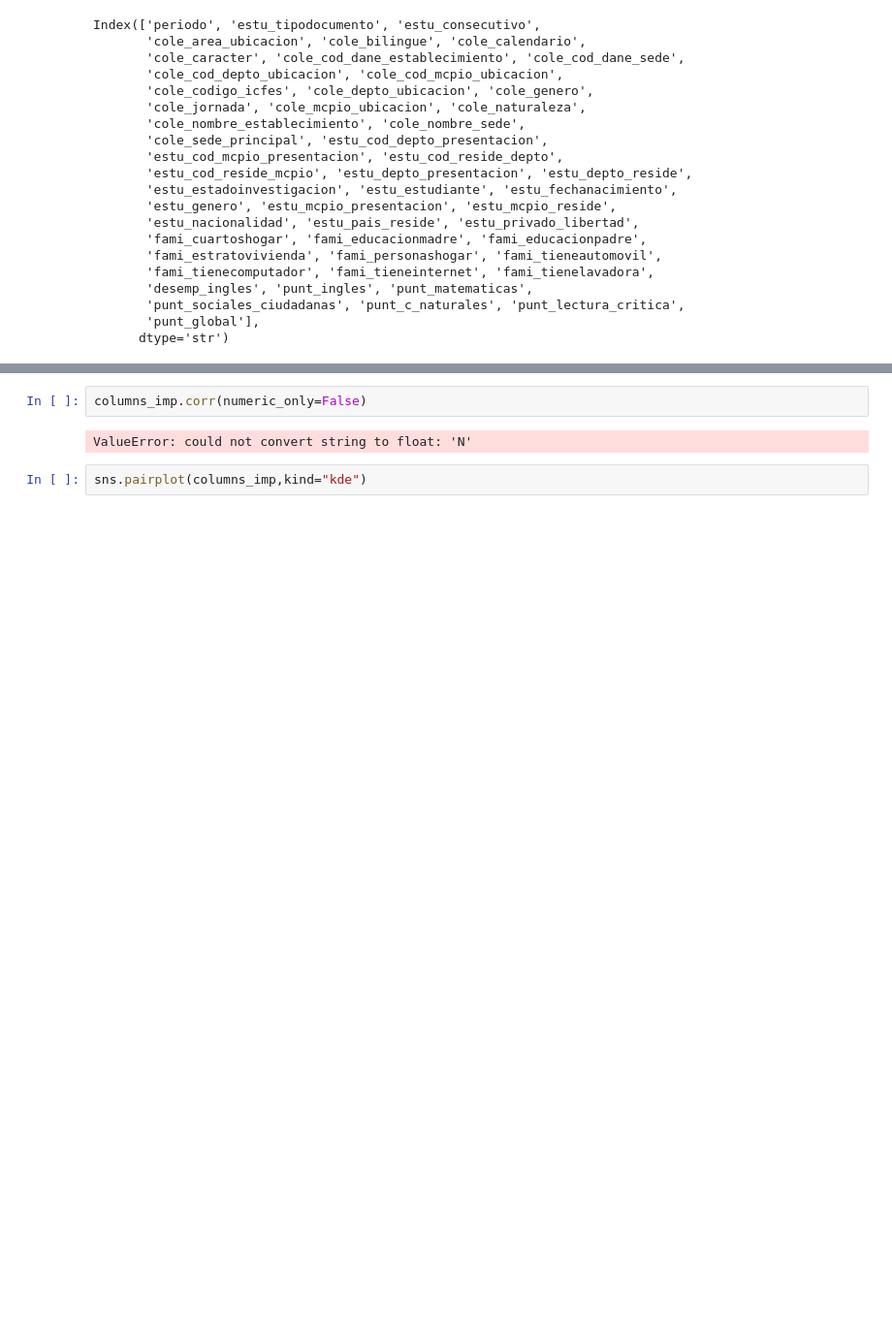
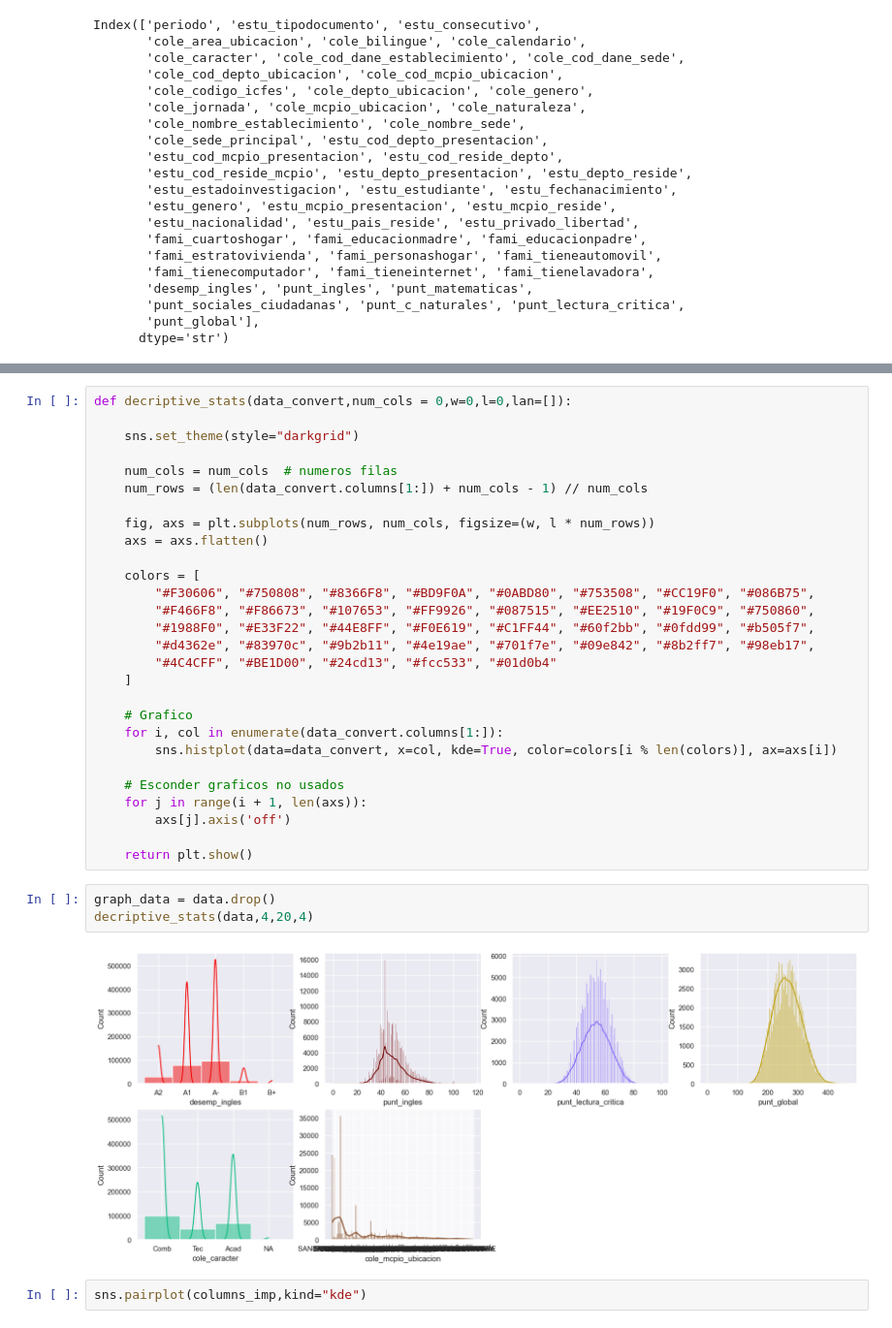
Before and after one commit to Joulessss/Proyecto1_Analcomp, a Jupyter notebook: DataAnalysis_Juliana.ipynb, the cells around one changed output, grey strips where cells are left out. Shown at 97% size. Saved outputs shown, nothing was run; the diff lists cells and outputs as text; blank space fills up the shorter version.

Commit message:
histogramas variables seleccionadas

```diff
--- a/DataAnalysis_Juliana.ipynb
+++ b/DataAnalysis_Juliana.ipynb
@@ -57,8 +66,37 @@ columns_imp
 215234 rows × 7 columns
+# %%
+def decriptive_stats(data_convert,num_cols = 0,w=0,l=0,lan=[]):
+
+    sns.set_theme(style="darkgrid")
+
+    num_cols = num_cols  # numeros filas
+    num_rows = (len(data_convert.columns[1:]) + num_cols - 1) // num_cols
+
+    fig, axs = plt.subplots(num_rows, num_cols, figsize=(w, l * num_rows))
+    axs = axs.flatten()
+
+    colors = [
+        "#F30606", "#750808", "#8366F8", "#BD9F0A", "#0ABD80", "#753508", "#CC19F0", "#086B75",
+        "#F466F8", "#F86673", "#107653", "#FF9926", "#087515", "#EE2510", "#19F0C9", "#750860",
+        "#1988F0", "#E33F22", "#44E8FF", "#F0E619", "#C1FF44", "#60f2bb", "#0fdd99", "#b505f7",
+        "#d4362e", "#83970c", "#9b2b11", "#4e19ae", "#701f7e", "#09e842", "#8b2ff7", "#98eb17",
+        "#4C4CFF", "#BE1D00", "#24cd13", "#fcc533", "#01d0b4"
+    ]
+
+    # Grafico
+    for i, col in enumerate(data_convert.columns[1:]):
+        sns.histplot(data=data_convert, x=col, kde=True, color=colors[i % len(colors)], ax=axs[i])
+
+    # Esconder graficos no usados
+    for j in range(i + 1, len(axs)):
+        axs[j].axis('off')
+
+    return plt.show()
 # %%
-columns_imp.corr(numeric_only=False)
+graph_data = data.drop()
+decriptive_stats(data,4,20,4)
 # %% [output]
-ValueError: could not convert string to float: 'N'
+[figure, added]
 # %%
 sns.pairplot(columns_imp,kind="kde")
 # %% [output]
```
Also changed, not shown: parts of 3 cells of this notebook.
